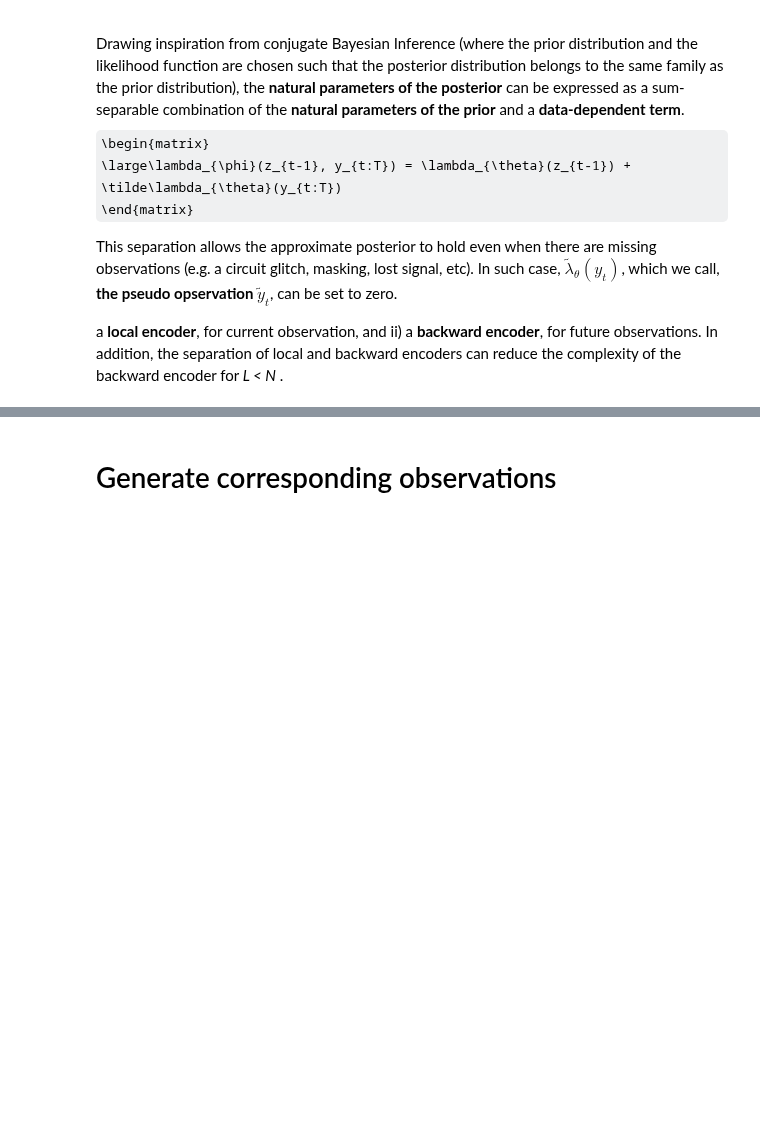
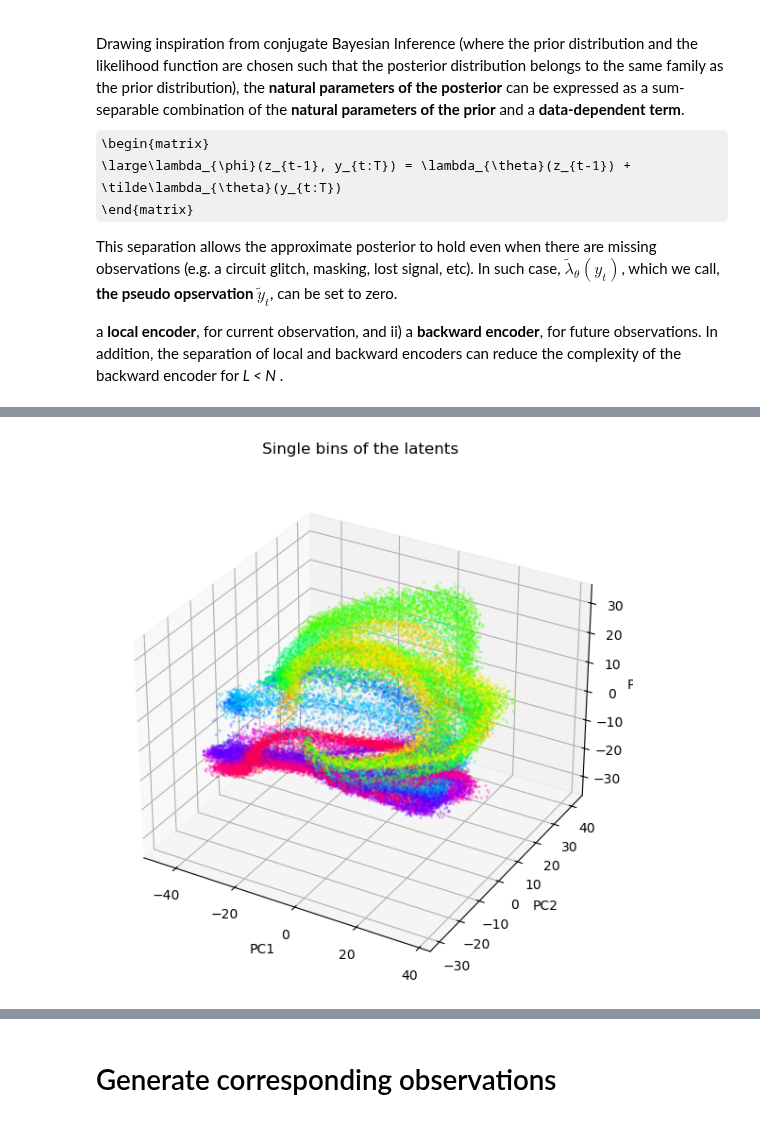
Before and after one commit to catniplab/latent_dynamics_workshop, a Jupyter notebook: 04_xfads_mc_maze_demo.ipynb, the cells around one changed output, grey strips where cells are left out. Saved outputs shown, nothing was run; the diff lists cells and outputs as text; code cells hidden in the pictures; some formulas as TeX source; blank space fills up the shorter version.

```diff
--- a/04_xfads_mc_maze_demo.ipynb
+++ b/04_xfads_mc_maze_demo.ipynb
@@ -477 +604,29 @@ plot_latents_pca(
+# %%
+def plot_latent_bins_pca_3d(z, vel):
+    z = z_f_train[:, :, :vel.shape[-2], :].mean(dim=0).cpu()
+    trials, time_bins, latents = z.shape
+
+    pca = PCA(n_components=3)
+    pca_result = pca.fit_transform(z.view(-1, latents).cpu().numpy())
+
+    fig = plt.figure(figsize=(8, 6))
+    ax = fig.add_subplot(111, projection='3d')
+    fig.suptitle("Single bins of the latents", fontsize=12)
+
+    pos = torch.cumsum(vel, dim=1).cpu()
+    angles = torch.repeat_interleave(torch.atan2(pos[:, -1, 0], pos[:, -1, 1]), repeats=time_bins)
+
+    ax.scatter(pca_result[:, 0], pca_result[:, 1], pca_result[:, 2],
+               s=2, alpha=0.2, c=angles, cmap='hsv')
+
+    ax.set_xlabel("PC1")
+    ax.set_ylabel("PC2")
+    ax.set_zlabel("PC3")
+    plt.tight_layout()
+    plt.show()
+
+
+plot_latent_bins_pca_3d(z_f_train, vel_train)
+# %% [output]
+[figure, added]
 # %%
```
Also changed, not shown: parts of 26 cells of this notebook.
